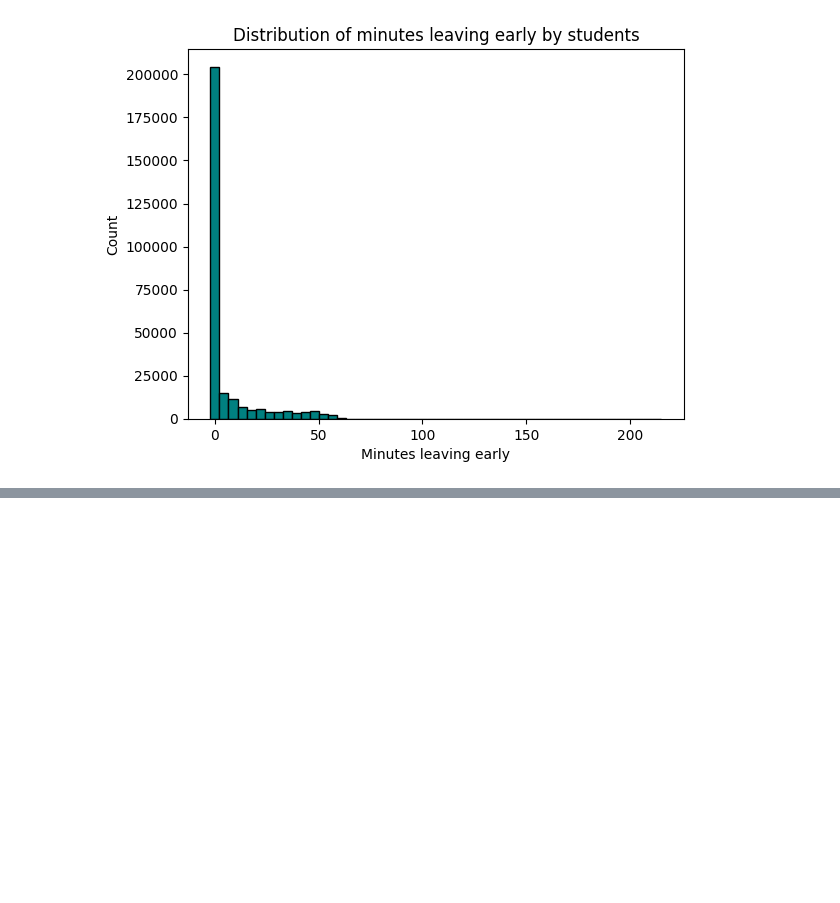
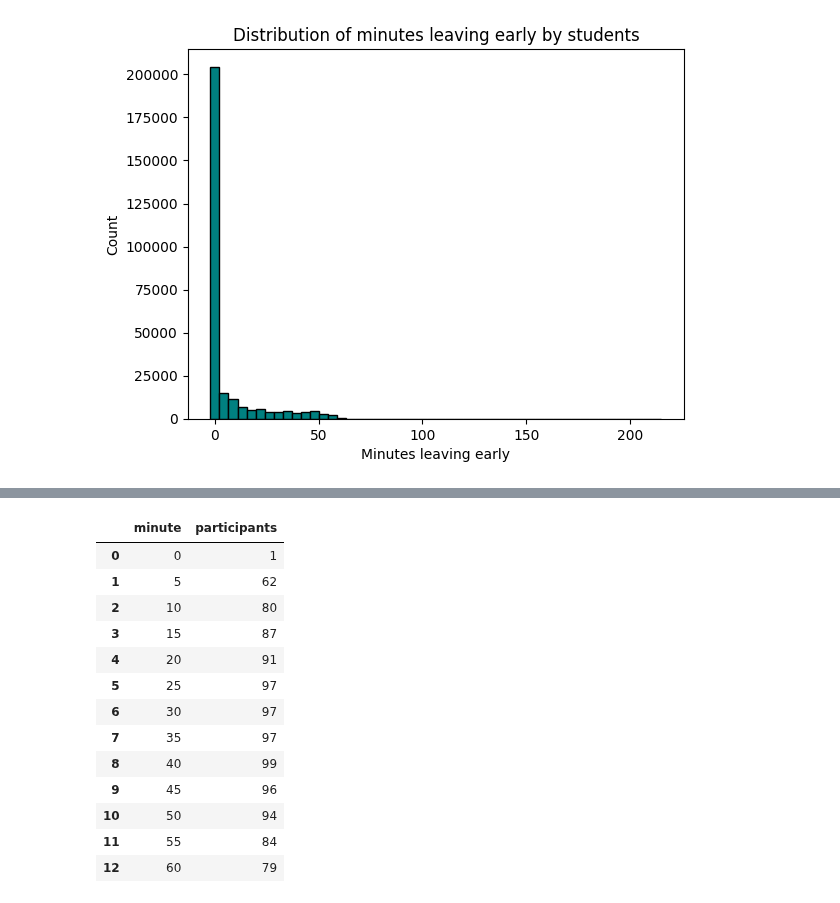
Before and after one commit to tthvan/Customer-Retention-Analysis, a Jupyter notebook: cleanin.ipynb, the cells around one changed output, grey strips where cells are left out. Cells and saved outputs as stored; diff of their text form; code cells hidden in the pictures; blank space fills up the shorter version.

```diff
--- a/cleanin.ipynb
+++ b/cleanin.ipynb
@@ -381,8 +407,6 @@ plt.show()
 [figure]
 # %% [markdown]
 Since class time between different classes vary, I will check the percentage of average student in-class time over their class duration.
-# %%
-df = df.drop(columns=['student_stay_ratio'])
 # %%
 df['student_stay_percent'] = (df['student_stay_duration']/df['Duration (minutes)']) *100
 df.tail()
@@ -467,0 +481,21 @@ NameError: name 'df' is not defined
+# %%
+
+def part_curve(df, class_id, date, freq="5min"):
+    df_class = df[
+        (df['Topic'] == class_id) &
+        (df['Start time'].dt.date == pd.to_datetime(date).date())
+    ]
+
+    session_start = df_class['Start time'].min()
+    session_end = df_class['End time'].max()
+    duration = int((session_end-session_start).total_seconds()/60)
+
+    timeline = range(0,duration+1,5)
+    counts = []
+
+    for minute in timeline:
+        t = session_start + pd.Timedelta(minutes=minute)
+        count = ((df_class['Join time'] <= t) & (df_class['Leave time'] >= t)).sum()
+        counts.append(count)
+
+    return pd.DataFrame({'minute':timeline, 'participants':counts})
@@ -467,0 +531,17 @@ NameError: name 'df' is not defined
+# %%
+part_curve(df, class_id='2507SCI', date='2024-10-01')
+# %% [output]
+|  | minute | participants |
+| 0 | 0 | 1 |
+| 1 | 5 | 62 |
+| 2 | 10 | 80 |
+| 3 | 15 | 87 |
+| 4 | 20 | 91 |
+| 5 | 25 | 97 |
+| 6 | 30 | 97 |
+| 7 | 35 | 97 |
+| 8 | 40 | 99 |
+| 9 | 45 | 96 |
+| 10 | 50 | 94 |
+| 11 | 55 | 84 |
+| 12 | 60 | 79 |
```
Also changed, not shown: parts of 12 cells of this notebook.
